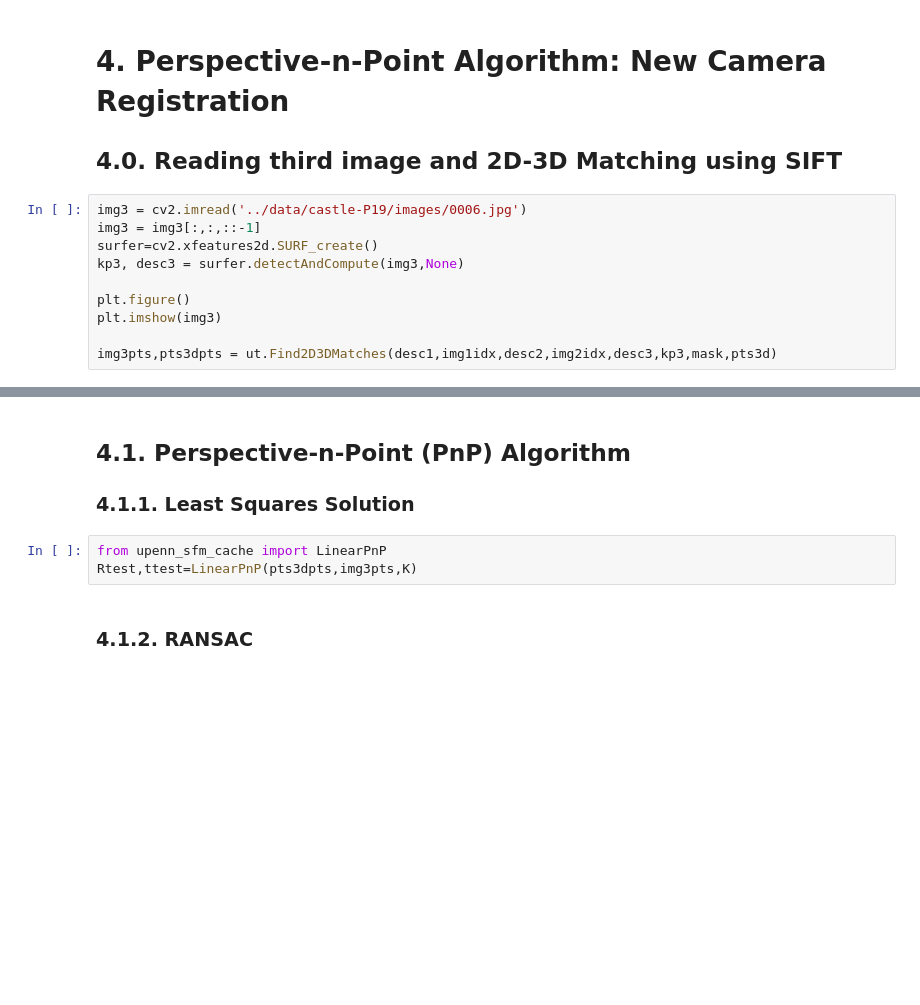
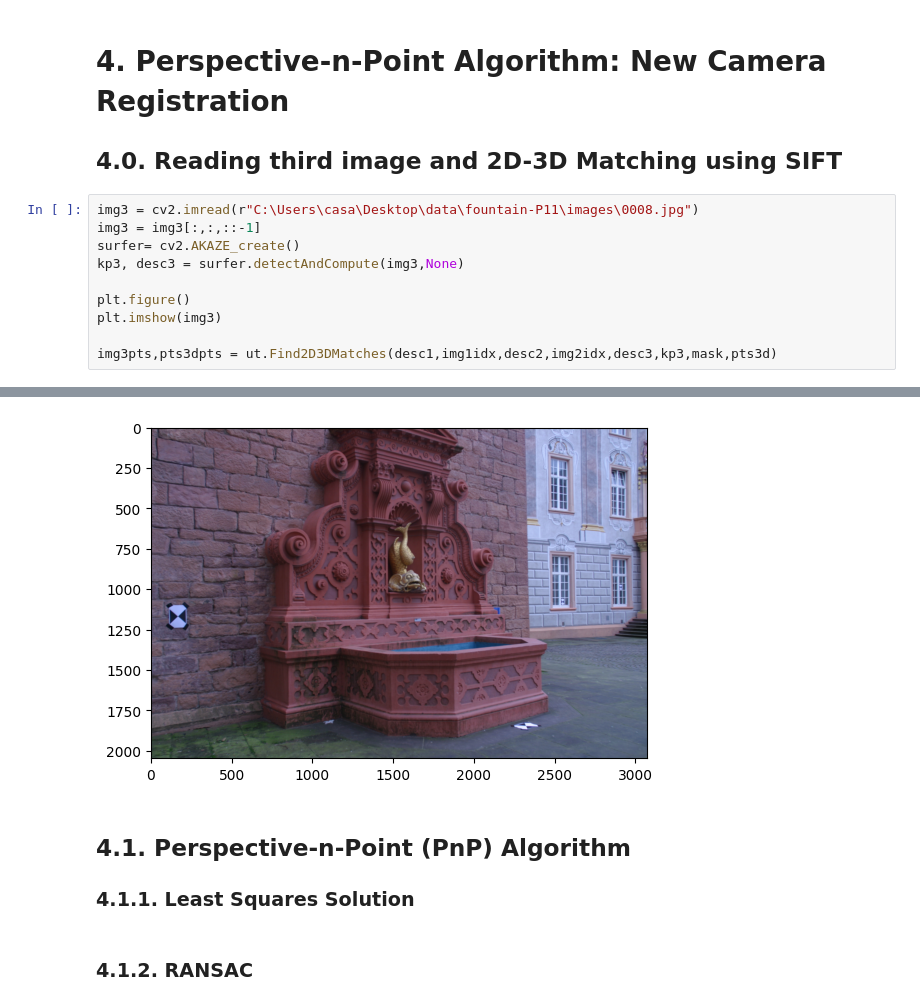
Before and after one commit to rotellini9809/computer_vision_project, a Jupyter notebook: structure-from-motion-master/tutorial/tutorial.ipynb, the cells around one changed output, grey strips where cells are left out. Cells and saved outputs as stored; diff of their text form; blank space fills up the shorter version.

```diff
--- a/structure-from-motion-master/tutorial/tutorial.ipynb
+++ b/structure-from-motion-master/tutorial/tutorial.ipynb
@@ -343,9 +303,9 @@ ut.DrawCorrespondences(img2,img2pts[mask],img2ptsReproj,ax)
 
 ## 4.0. Reading third image and 2D-3D Matching using SIFT
 # %%
-img3 = cv2.imread('../data/castle-P19/images/0006.jpg')
+img3 = cv2.imread(r"C:\Users\casa\Desktop\data\fountain-P11\images\0008.jpg")
 img3 = img3[:,:,::-1]
-surfer=cv2.xfeatures2d.SURF_create()
+surfer= cv2.AKAZE_create()
 kp3, desc3 = surfer.detectAndCompute(img3,None)
 
 plt.figure()
@@ -358,10 +316,8 @@ img3pts,pts3dpts = ut.Find2D3DMatches(desc1,img1idx,desc2,img2idx,desc3,kp3,mask
+[figure, added]
 # %% [markdown]
 ## 4.1. Perspective-n-Point (PnP) Algorithm
 
 ### 4.1.1. Least Squares Solution
-# %%
-from upenn_sfm_cache import LinearPnP
-Rtest,ttest=LinearPnP(pts3dpts,img3pts,K)
 # %% [markdown]
 ### 4.1.2. RANSAC
 # %%
```
Also changed, not shown: parts of 17 cells of this notebook, 4 other files.
